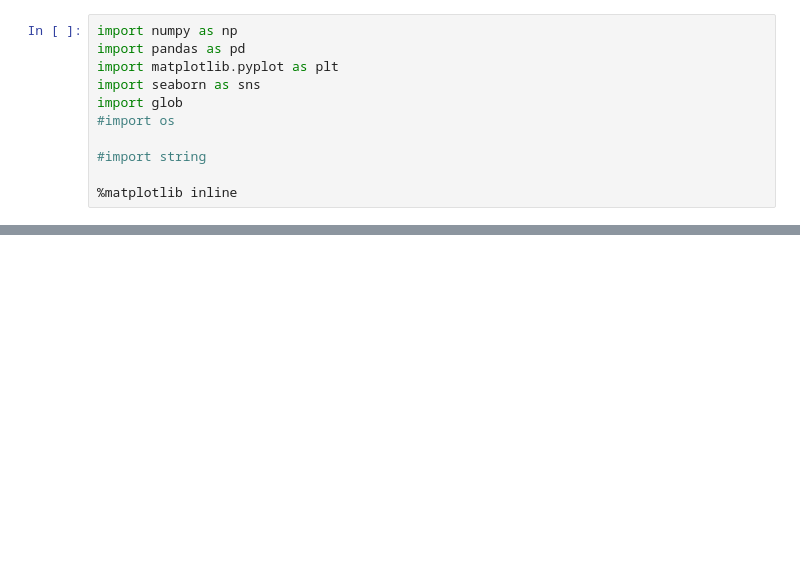
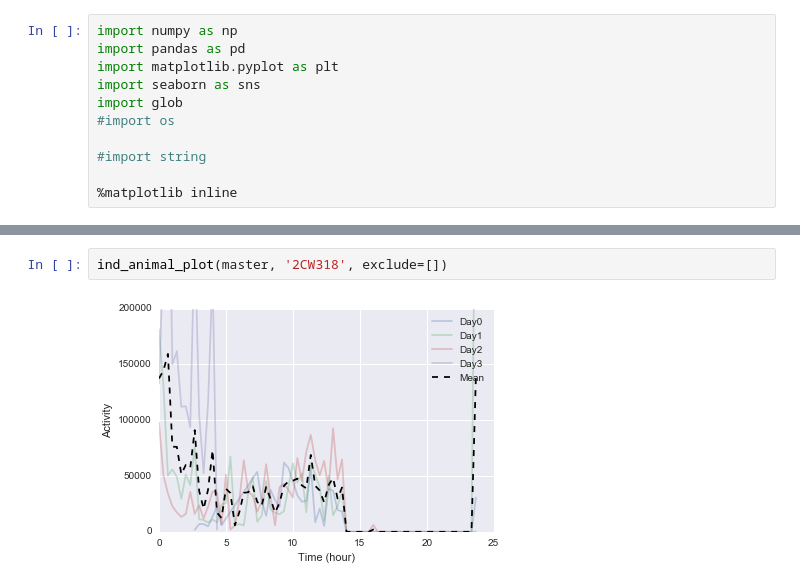
Before and after one commit to lmn93beo/Finch_Movement, a Jupyter notebook: Finch_Movement_Batch_Analysis.ipynb, the cells around one changed output, grey strips where cells are left out. Saved outputs shown, nothing was run; the diff lists cells and outputs as text; blank space fills up the shorter version.

```diff
--- a/Finch_Movement_Batch_Analysis.ipynb
+++ b/Finch_Movement_Batch_Analysis.ipynb
@@ -112,0 +114,4 @@ mean_fr.unstack()
+# %%
+ind_animal_plot(master, '2CW318', exclude=[])
+# %% [output]
+[figure, added]
```
Also changed, not shown: parts of 26 cells of this notebook, 1 other file.
